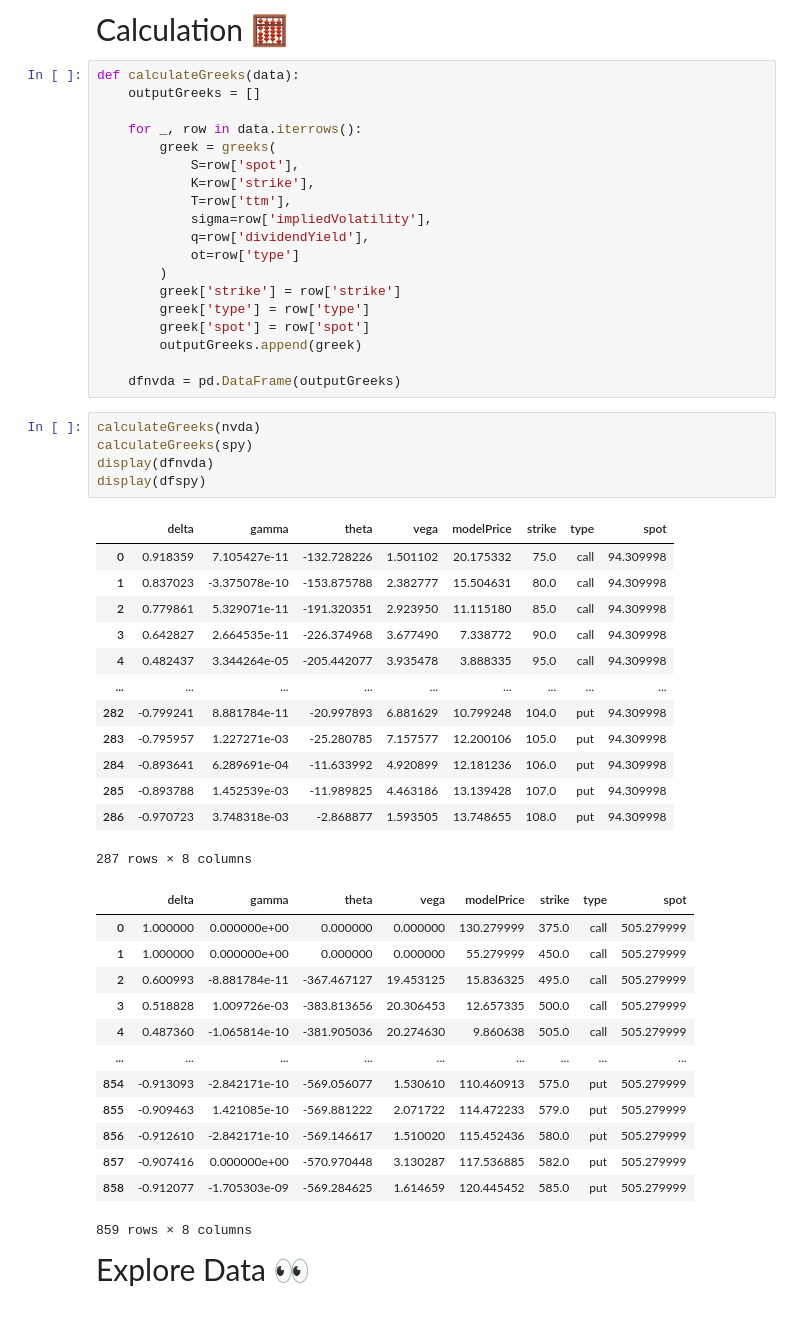
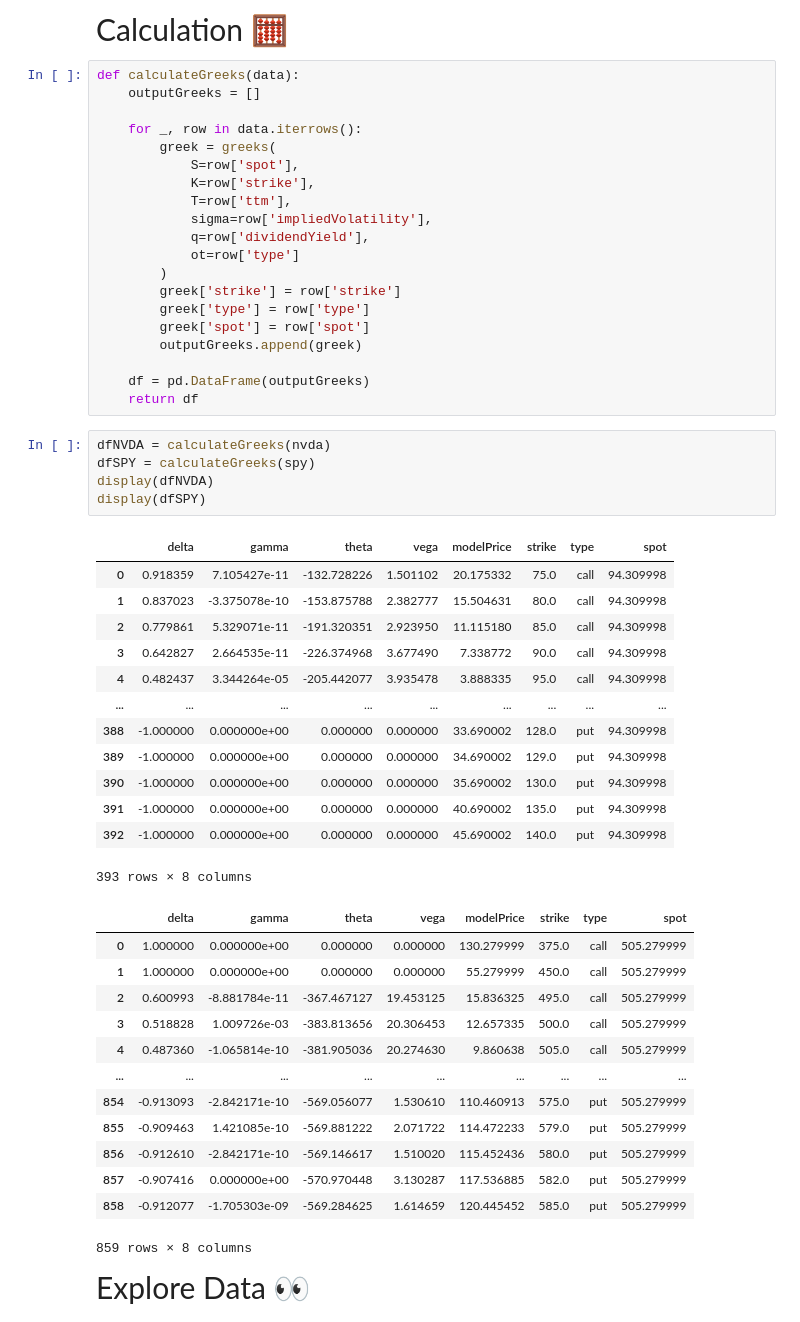
Before and after one commit to Pitchaya-Teeraruttakul/Option-Pricing-and-Risk-Analysis, a Jupyter notebook: notebooks/exploreTheGreeks.ipynb, the cells around one changed output. Saved outputs shown, nothing was run; the diff lists cells and outputs as text.

```diff
--- a/notebooks/exploreTheGreeks.ipynb
+++ b/notebooks/exploreTheGreeks.ipynb
@@ -39,26 +39,27 @@ def calculateGreeks(data):
         greek['spot'] = row['spot']
         outputGreeks.append(greek)
 
-    dfnvda = pd.DataFrame(outputGreeks)
+    df = pd.DataFrame(outputGreeks)
+    return df
 # %%
-calculateGreeks(nvda)
-calculateGreeks(spy)
-display(dfnvda)
-display(dfspy)
+dfNVDA = calculateGreeks(nvda)
+dfSPY = calculateGreeks(spy)
+display(dfNVDA)
+display(dfSPY)
 # %% [output]
 |  | delta | gamma | theta | vega | modelPrice | strike | type | spot |
 | 0 | 0.918359 | 7.105427e-11 | -132.728226 | 1.501102 | 20.175332 | 75.0 | call | 94.309998 |
 | 1 | 0.837023 | -3.375078e-10 | -153.875788 | 2.382777 | 15.504631 | 80.0 | call | 94.309998 |
 | 2 | 0.779861 | 5.329071e-11 | -191.320351 | 2.923950 | 11.115180 | 85.0 | call | 94.309998 |
 | 3 | 0.642827 | 2.664535e-11 | -226.374968 | 3.677490 | 7.338772 | 90.0 | call | 94.309998 |
 | 4 | 0.482437 | 3.344264e-05 | -205.442077 | 3.935478 | 3.888335 | 95.0 | call | 94.309998 |
 | ... | ... | ... | ... | ... | ... | ... | ... | ... |
-| 282 | -0.799241 | 8.881784e-11 | -20.997893 | 6.881629 | 10.799248 | 104.0 | put | 94.309998 |
-| 283 | -0.795957 | 1.227271e-03 | -25.280785 | 7.157577 | 12.200106 | 105.0 | put | 94.309998 |
-| 284 | -0.893641 | 6.289691e-04 | -11.633992 | 4.920899 | 12.181236 | 106.0 | put | 94.309998 |
-| 285 | -0.893788 | 1.452539e-03 | -11.989825 | 4.463186 | 13.139428 | 107.0 | put | 94.309998 |
-| 286 | -0.970723 | 3.748318e-03 | -2.868877 | 1.593505 | 13.748655 | 108.0 | put | 94.309998 |
+| 388 | -1.000000 | 0.000000e+00 | 0.000000 | 0.000000 | 33.690002 | 128.0 | put | 94.309998 |
+| 389 | -1.000000 | 0.000000e+00 | 0.000000 | 0.000000 | 34.690002 | 129.0 | put | 94.309998 |
+| 390 | -1.000000 | 0.000000e+00 | 0.000000 | 0.000000 | 35.690002 | 130.0 | put | 94.309998 |
+| 391 | -1.000000 | 0.000000e+00 | 0.000000 | 0.000000 | 40.690002 | 135.0 | put | 94.309998 |
+| 392 | -1.000000 | 0.000000e+00 | 0.000000 | 0.000000 | 45.690002 | 140.0 | put | 94.309998 |
-287 rows × 8 columns
+393 rows × 8 columns
 |  | delta | gamma | theta | vega | modelPrice | strike | type | spot |
 | 0 | 1.000000 | 0.000000e+00 | 0.000000 | 0.000000 | 130.279999 | 375.0 | call | 505.279999 |
 | 1 | 1.000000 | 0.000000e+00 | 0.000000 | 0.000000 | 55.279999 | 450.0 | call | 505.279999 |
```
Also changed, not shown: parts of 10 cells of this notebook, 1 other file.
